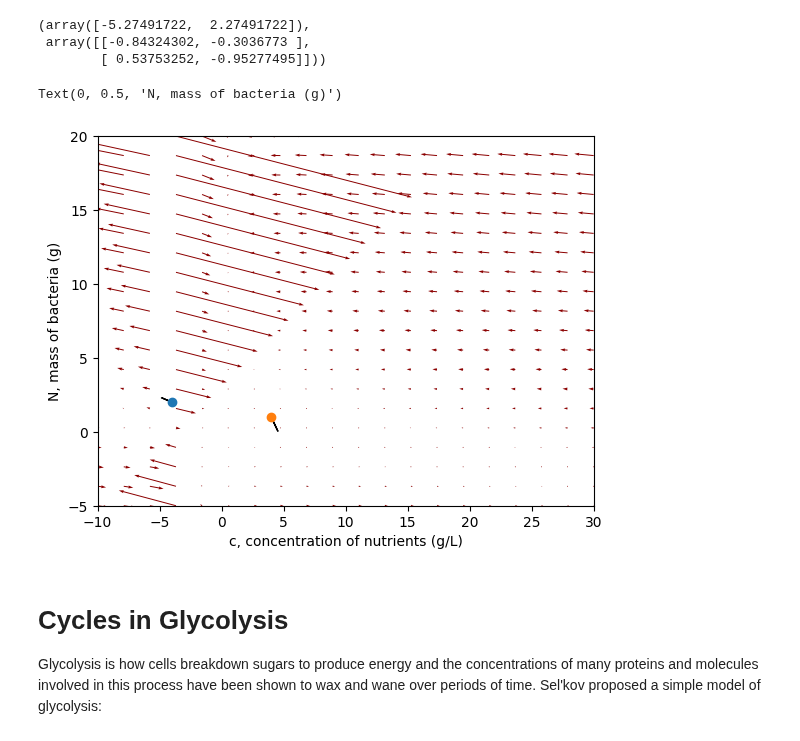
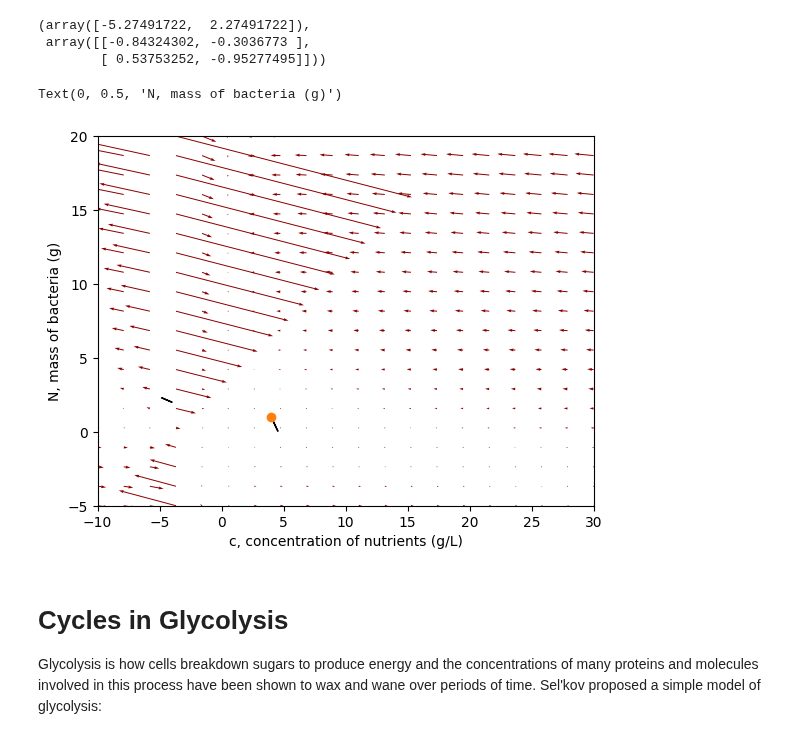
Before and after one commit to mdsnbutler/ChE_2410-Public-Repo, a Jupyter notebook: Homework/Homework 8 Phase Portraits and Cycles.ipynb, the cells around one changed output. Cells and saved outputs as stored; diff of their text form; code cells hidden in the pictures.

```diff
--- a/Homework/Homework 8 Phase Portraits and Cycles.ipynb
+++ b/Homework/Homework 8 Phase Portraits and Cycles.ipynb
@@ -95,32 +95,33 @@ LA.eig(a)
 # %%
 plotdf(f, # Function giving the rhs of the diff. eq. system
      np.array([-10,30]), # [xmin,xmax]
      np.array([-5,20]),# [ymin,ymax]
      #[(1,1),(3,9),(.1,.1)], # list of initial values for trajectories (optional)
      # Additional parameters for `f` (optional)
      #parameters={,"l":0.5,"m":0.3,"b":0.05},
      gridsteps=20,
      nsteps = 1000,
      tmax=20)
 
 x1 = -4
 dx1 = -0.8432
 x2 = 4
 dx2 = 0.5375
 y1 = 2
 dy1 = 0.30367
 y2 = 1
 dy2 = -0.96277
 
-plt.plot(x1, y1, marker = 'o')
-plt.arrow(x = x1, y = y1, dx = dx1, dy = dy1)
+plt.plot(x1, y1)
+plt.Circle((x1, y1), radius=10)
+plt.arrow(x = x1, y = y1, dx = dx1, dy = dy1, capstyle = 'projecting')
 plt.plot(x2, y2, marker = 'o')
 plt.arrow(x2, y2, dx2, dy2)
 plt.xlabel("c, concentration of nutrients (g/L)")
 plt.ylabel("N, mass of bacteria (g)")
 # %% [output]
 Text(0, 0.5, 'N, mass of bacteria (g)')
-[figure, old version]
+[figure, new version]
 # %% [markdown]
 # Cycles in Glycolysis
 
```
Also changed, not shown: parts of 2 cells of this notebook.
